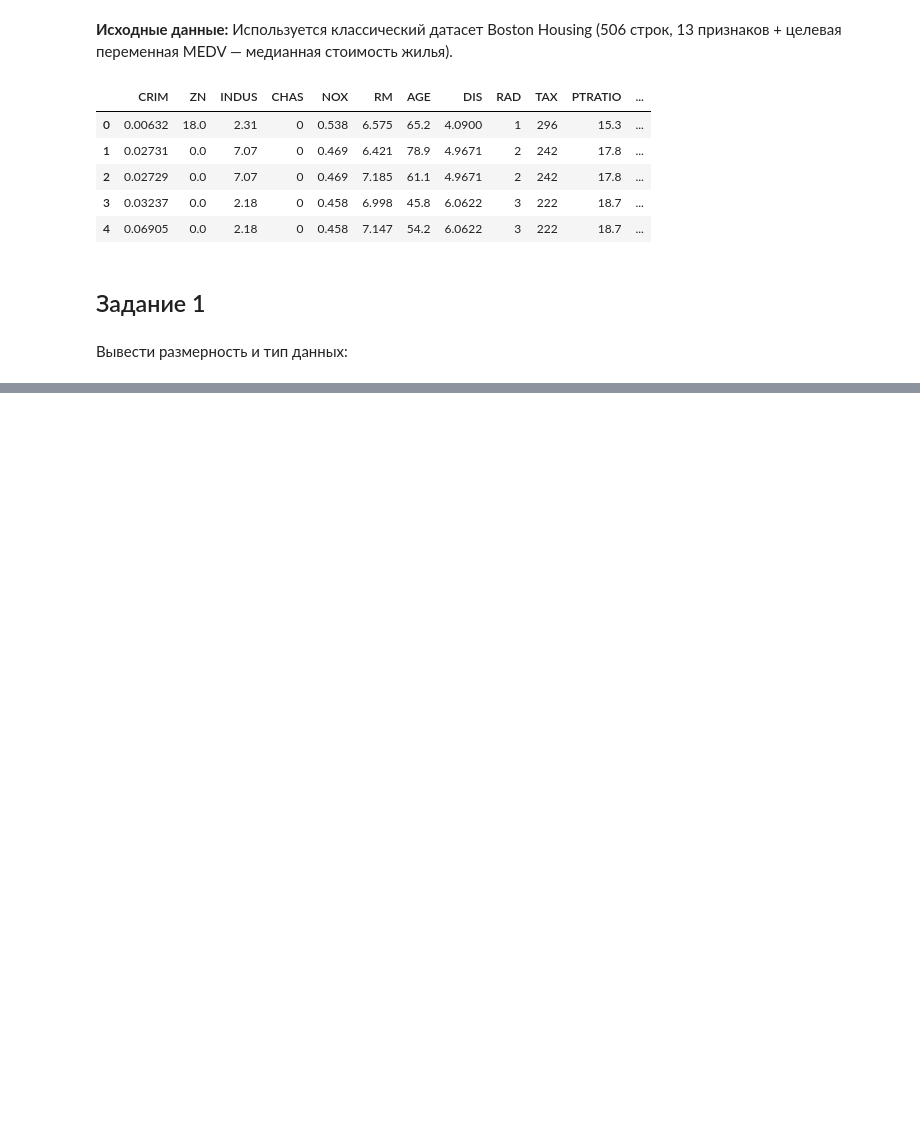
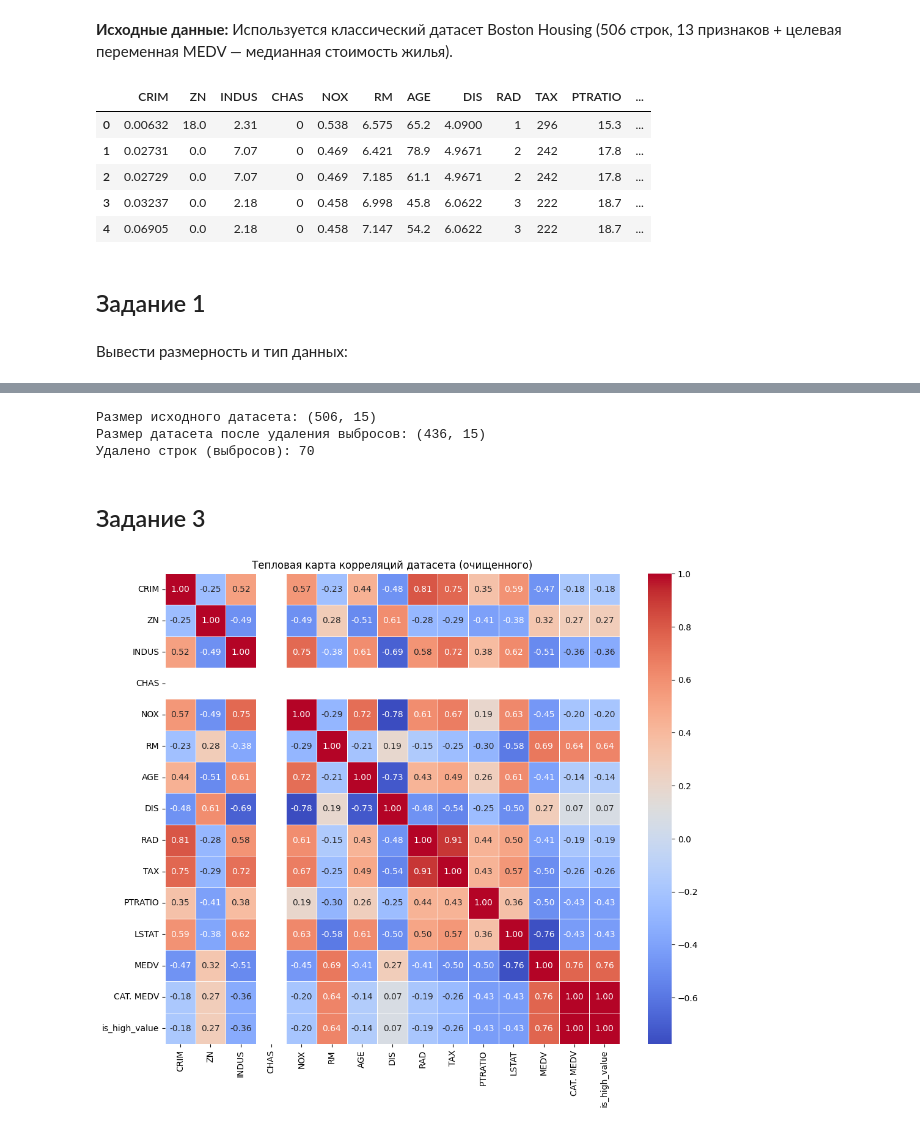
Before and after one commit to tytyu073iop/AILab2, a Jupyter notebook: notebook.ipynb, the cells around one changed output, grey strips where cells are left out. Saved outputs shown, nothing was run; the diff lists cells and outputs as text; code cells hidden in the pictures; blank space fills up the shorter version.

```diff
--- a/notebook.ipynb
+++ b/notebook.ipynb
@@ -23,0 +122,15 @@ df.head() # shows first 5 elements from array, if shows, code works
+# %%
+from sklearn.preprocessing import StandardScaler
+from scipy import stats
+import numpy as np
+
+df_processed = df.copy()
+
+# 2. Нормализация числовых признаков с помощью StandardScaler
+# Включаем все признаки, кроме целевой переменной MEDV, CAT. MEDV
+features_to_scale = [col for col in df_processed.columns if col not in ['MEDV', 'CAT. MEDV']]
+scaler = StandardScaler()
+df_processed[features_to_scale] = scaler.fit_transform(df_processed[features_to_scale])
+
+print("Данные после добавления is_high_value и нормализации (первые 5 строк):")
+display(df_processed.head())
@@ -23,0 +145,28 @@ df.head() # shows first 5 elements from array, if shows, code works
+# %%
+# 3. Удаление выбросов по Z-score (> 3 стандартных отклонения)
+# Находим выбросы по всем отмасштабированным непрерывным признакам и MEDV
+numeric_cols = features_to_scale + ['MEDV']
+z_scores = stats.zscore(df_processed[numeric_cols])
+abs_z_scores = np.abs(z_scores)
+
+# Оставляем только те строки, где ни один признак не имеет Z-score > 3
+filtered_entries = (abs_z_scores < 3).all(axis=1)
+df_clean = df_processed[filtered_entries].copy()
+
+print(f"Размер исходного датасета: {df_processed.shape}")
+print(f"Размер датасета после удаления выбросов: {df_clean.shape}")
+print(f"Удалено строк (выбросов): {df_processed.shape[0] - df_clean.shape[0]}")
+# %% [output]
+Размер исходного датасета: (506, 15)
+Размер датасета после удаления выбросов: (436, 15)
+Удалено строк (выбросов): 70
+# %% [markdown]
+## Задание 3
+# %%
+# Построим тепловую карту корреляций
+plt.figure(figsize=(12, 10))
+sns.heatmap(df_clean.corr(), annot=True, cmap='coolwarm', fmt=".2f", linewidths=0.5)
+plt.title('Тепловая карта корреляций датасета (очищенного)')
+plt.show()
+# %% [output]
+[figure, added]
```
Also changed, not shown: parts of 23 cells of this notebook.
